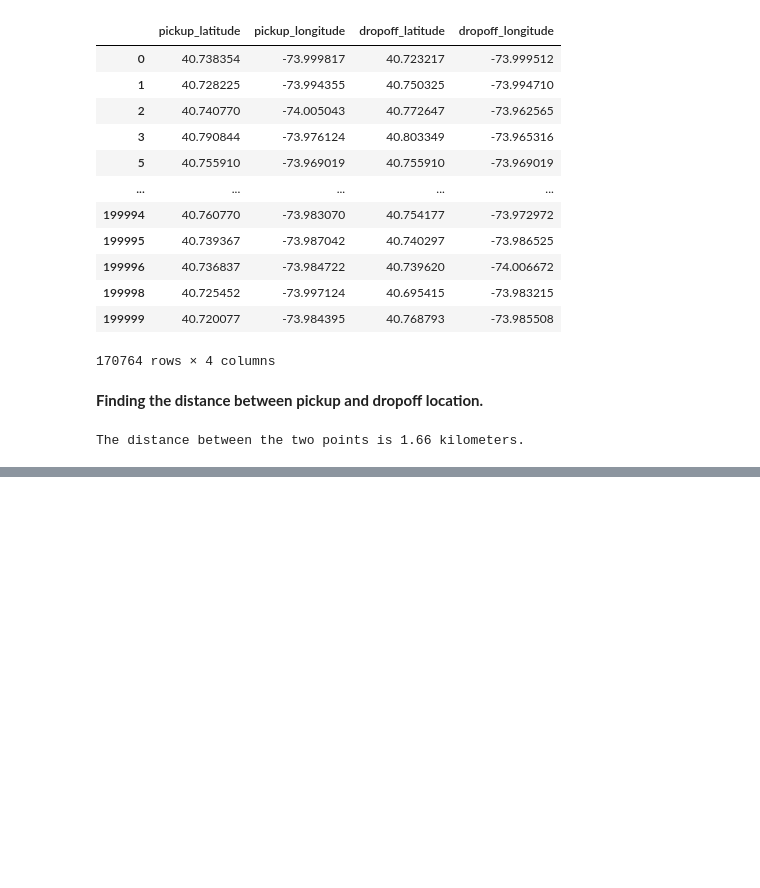
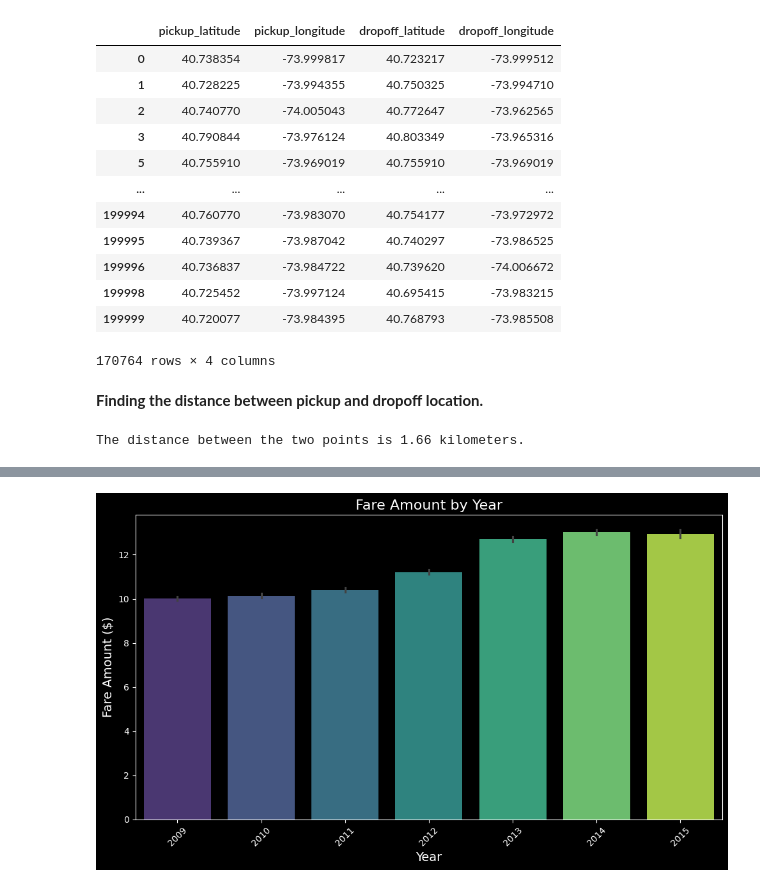
Before and after one commit to BKAPADIA04/Farely, a Jupyter notebook: codes/eda.ipynb, the cells around one changed output, grey strips where cells are left out. Drawn from its saved outputs; the diff is of its cells as text; code cells hidden in the pictures; blank space fills up the shorter version.

Commit message:
Demand Pattern Time Analysis Done

```diff
--- a/codes/eda.ipynb
+++ b/codes/eda.ipynb
@@ -514,0 +548,2 @@ plt.show()
+# %%
+df_time = df.copy()
@@ -514,0 +566,2 @@ plt.show()
+# %%
+df_time = df_time[['fare_amount','pickup_datetime','passenger_count']]
@@ -514,0 +584,10 @@ plt.show()
+# %%
+df_time['pickup_datetime']=pd.to_datetime(df_time['pickup_datetime'])
+# %%
+df_time['year'] = df_time['pickup_datetime'].dt.year
+df_time['month'] = df_time['pickup_datetime'].dt.month
+df_time['day'] = df_time['pickup_datetime'].dt.day
+df_time['hour'] = df_time['pickup_datetime'].dt.hour
+df_time['minute'] = df_time['pickup_datetime'].dt.minute
+df_time['second'] = df_time['pickup_datetime'].dt.second
+df_time['weekday'] = df_time['pickup_datetime'].dt.weekday
@@ -514,0 +622,11 @@ plt.show()
+# %%
+plt.figure(figsize=(10, 6))
+bar_plot = sns.barplot(x='year', y='fare_amount', data=df_time, palette="viridis")
+bar_plot.set_title("Fare Amount by Year", fontsize=16)
+bar_plot.set_xlabel("Year", fontsize=14)
+bar_plot.set_ylabel("Fare Amount ($)", fontsize=14)
+plt.xticks(rotation=45)
+plt.tight_layout()
+plt.show()
+# %% [output]
+[figure, added]
```
Also changed, not shown: parts of 25 cells of this notebook.
